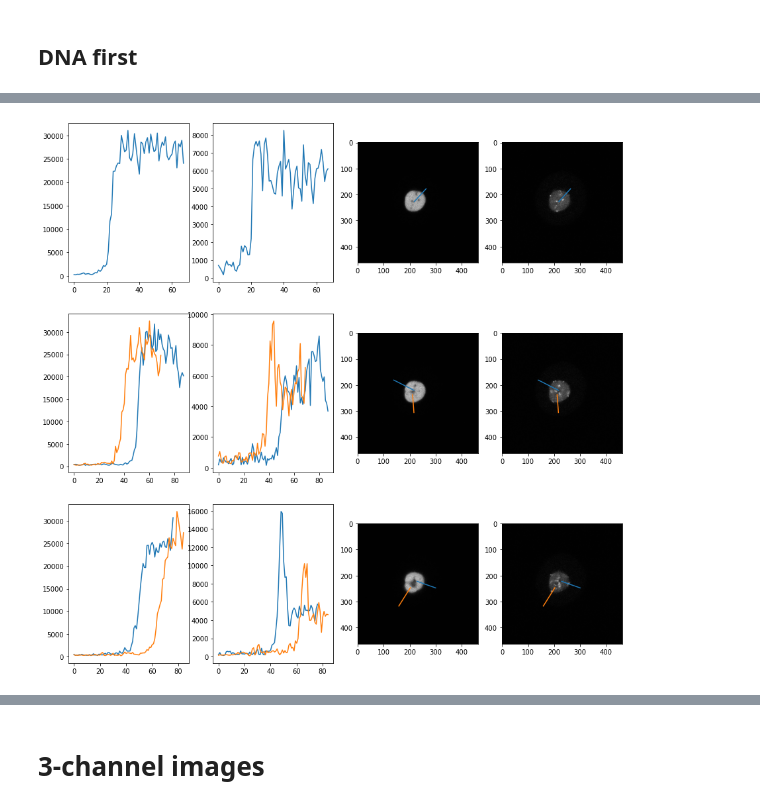
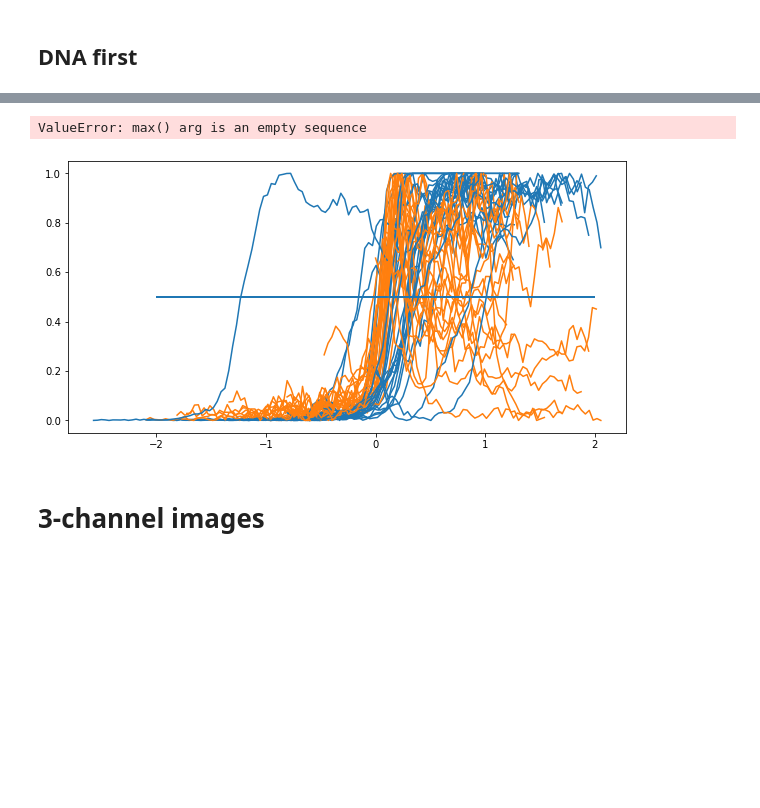
Before and after one commit to cchlanger/linescan_tool, a Jupyter notebook: test_align.ipynb, the cells around one changed output, grey strips where cells are left out. Drawn from its saved outputs; the diff is of its cells as text; code cells hidden in the pictures; blank space fills up the shorter version.

```diff
--- a/test_align.ipynb
+++ b/test_align.ipynb
@@ -92,6 +111,11 @@ vis_tools.plot_line_profiles(
-# %%
-vis_tools.plot_image_and_profiles(
-    images[0], rois[0], number_of_channels=2, disp_channels=[0,1]
-)
-# %% [output]
-[figure, removed]
+# %%
+results = align_tools.linescan(
+    images,
+    rois,
+    channels,
+    align_channel=0,
+    number_of_channels=2,
+    align_method="half_max"
+)
+results
+# %% [output]
@@ -98,3 +123,5 @@ vis_tools.plot_image_and_profiles(
+ValueError: max() arg is an empty sequence
+[figure, added]
 # %% [markdown]
 # 3-channel images
 # %%
```
Also changed, not shown: parts of 13 cells of this notebook, 1 other file.
